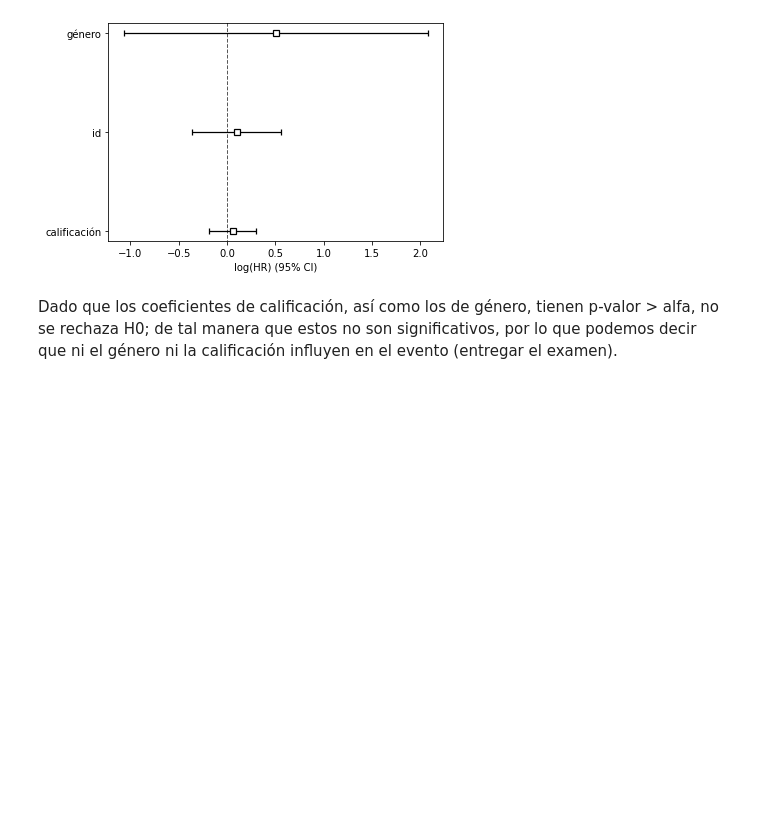
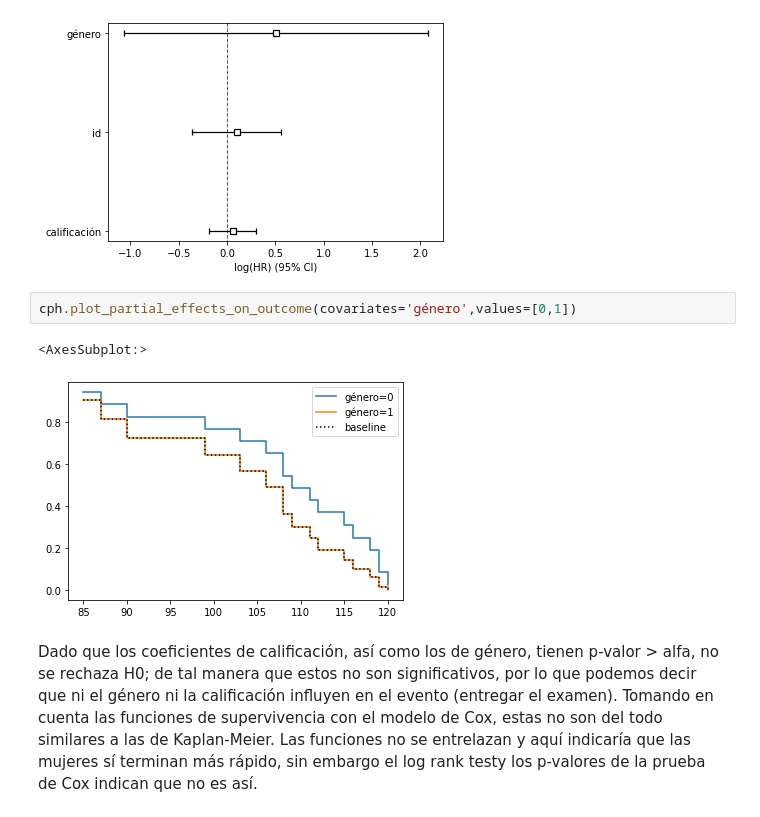
Before and after one commit to aaron-v-kane/Tareas_EstadisticaAplicada_15, a Jupyter notebook: AVK_1848627_EA51_actividadcox_may2022.ipynb, the cells around one changed output. Drawn from its saved outputs; the diff is of its cells as text; blank space fills up the shorter version.

```diff
--- a/AVK_1848627_EA51_actividadcox_may2022.ipynb
+++ b/AVK_1848627_EA51_actividadcox_may2022.ipynb
@@ -170,5 +174,11 @@ cph.plot()
 # %% [output]
 <AxesSubplot:xlabel='log(HR) (95% CI)'>
 [figure]
+# %%
+cph.plot_partial_effects_on_outcome(covariates='género',values=[0,1])
+# %% [output]
+<AxesSubplot:>
+[figure, added]
 # %% [markdown]
 Dado que los coeficientes de calificación, así como los de género, tienen p-valor > alfa, no se rechaza H0; de tal manera que estos no son significativos, por lo que podemos decir que ni el género ni la calificación influyen en el evento (entregar el examen).
+Tomando en cuenta las funciones de supervivencia con el modelo de Cox, estas no son del todo similares a las de Kaplan-Meier. Las funciones no se entrelazan y aquí indicaría que las mujeres sí terminan más rápido, sin embargo el log rank testy los p-valores de la prueba de Cox indican que no es así.
```
Also changed, not shown: parts of 7 cells of this notebook.
